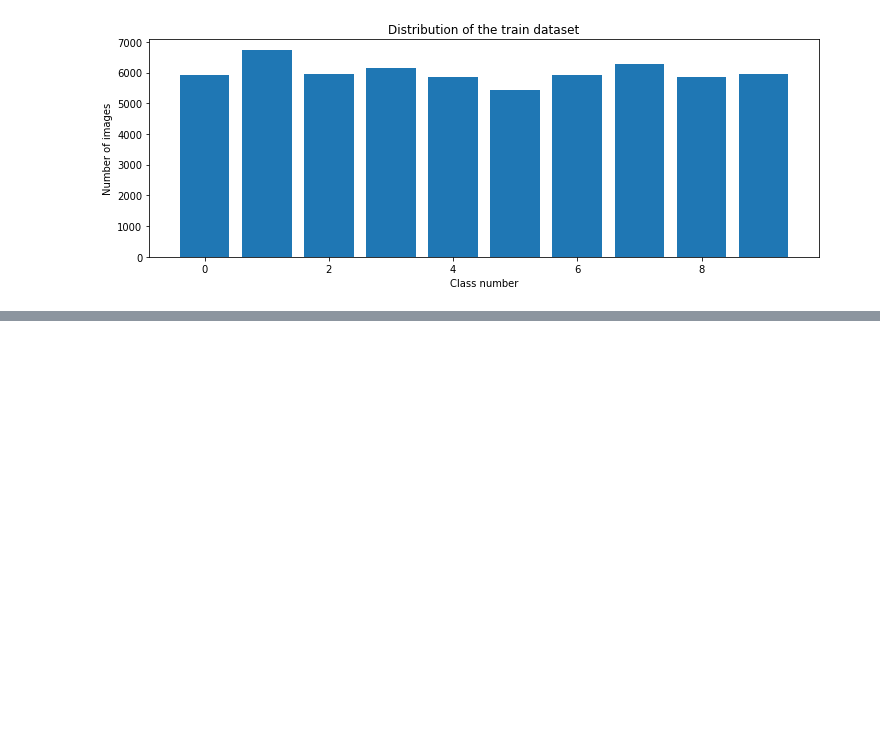
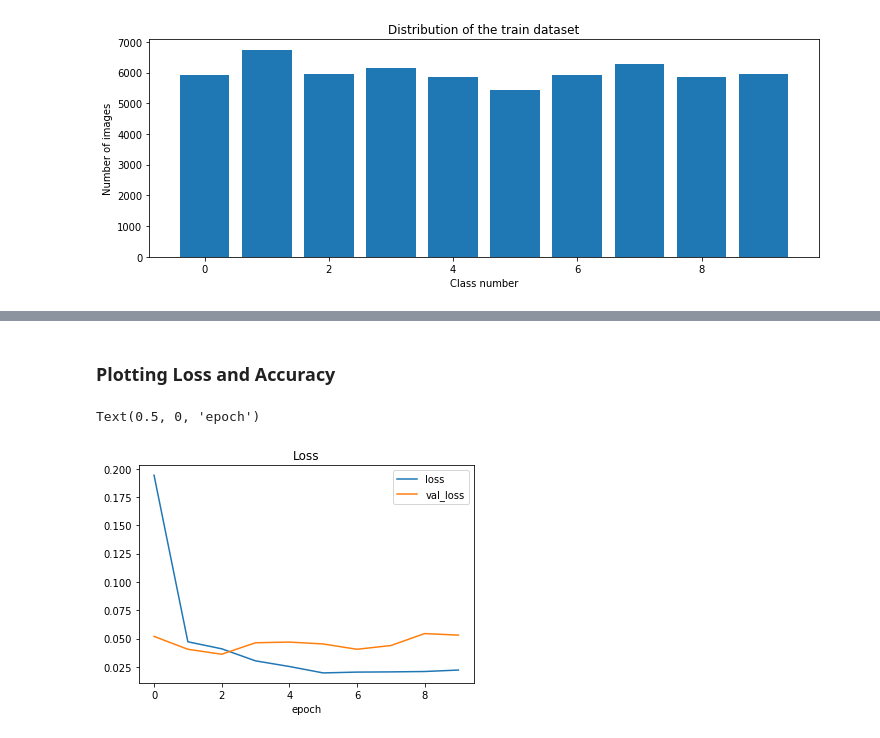
Before and after one commit to chamatt/The-Complete-Self-Driving-Car-Course, a Jupyter notebook: 07 - Convolutional Neural Networks/CNN.ipynb, the cells around one changed output, grey strips where cells are left out. Saved outputs shown, nothing was run; the diff lists cells and outputs as text; code cells hidden in the pictures; blank space fills up the shorter version.

```diff
--- a/07 - Convolutional Neural Networks/CNN.ipynb
+++ b/07 - Convolutional Neural Networks/CNN.ipynb
@@ -63,0 +78,15 @@ X_test = X_test/255
+# %%
+def leNet_model():
+  model = Sequential()
+  model.add(Conv2D(30, (5,5), input_shape=(28,28,1), activation='relu'))
+  model.add(MaxPooling2D(pool_size=(2,2)))
+  model.add(Conv2D(15, (3,3), activation='relu'))
+  model.add(MaxPooling2D((2,2)))
+  model.add(Flatten())
+  model.add(Dense(units=500,activation='relu'))
+  model.add(Dense(units=10, activation='softmax'))
+  model.compile(Adam(lr=0.01), loss='categorical_crossentropy', metrics=['accuracy'])
+  return model
+# %%
+model = leNet_model()
+model.summary()
@@ -63,0 +111,2 @@ X_test = X_test/255
+# %%
+history = model.fit(x=X_train, y=y_train, epochs=10, validation_split=0.1, batch_size=400, verbose=1, shuffle=1)
@@ -63,0 +131,11 @@ X_test = X_test/255
+# %% [markdown]
+### Plotting Loss and Accuracy
+# %%
+plt.plot(history.history['loss'])
+plt.plot(history.history['val_loss'])
+plt.legend(['loss', 'val_loss'])
+plt.title('Loss')
+plt.xlabel('epoch')
+# %% [output]
+Text(0.5, 0, 'epoch')
+[figure, added]
```
Also changed, not shown: parts of 15 cells of this notebook.
